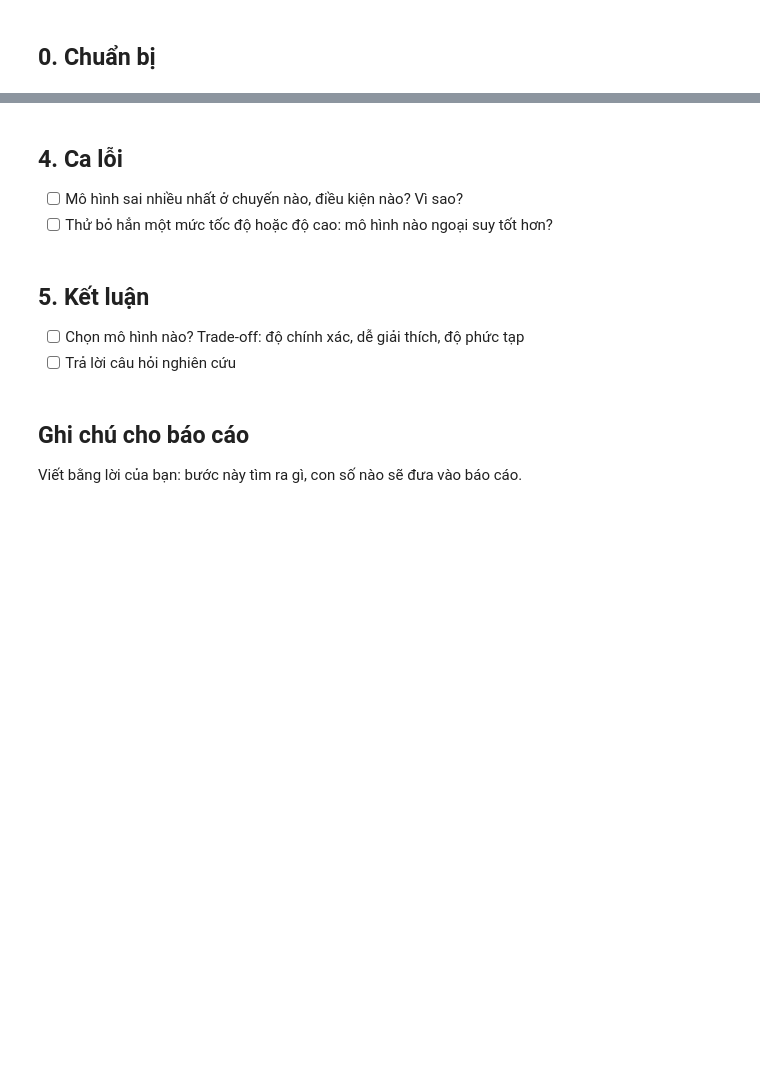
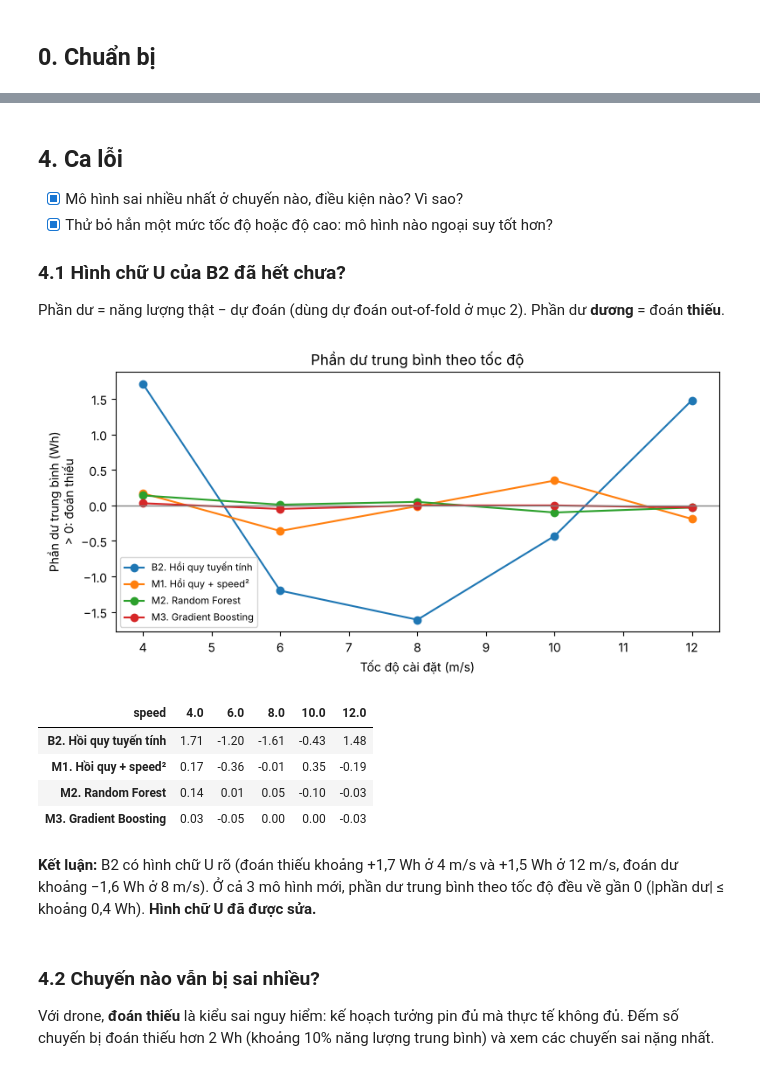
Before and after one commit to viewer22/DTA, a Jupyter notebook: notebooks/04_experiment_evaluation.ipynb, the cells around one changed output, grey strips where cells are left out. Drawn from its saved outputs; the diff is of its cells as text; code cells hidden in the pictures; blank space fills up the shorter version.

```diff
--- a/notebooks/04_experiment_evaluation.ipynb
+++ b/notebooks/04_experiment_evaluation.ipynb
@@ -36,0 +175,27 @@ SEED = 301
+# %%
+def t_test_hieu_chinh(mae_a, mae_b, n_train, n_test):
+    """Paired t-test có hiệu chỉnh Nadeau-Bengio cho cross-validation lặp lại.
+    Trả về: chênh lệch MAE trung bình (a - b), t, p-value, số lần b thắng a."""
+    d = mae_a - mae_b
+    k = len(d)
+    t = d.mean() / np.sqrt((1 / k + n_test / n_train) * d.var(ddof=1))
+    p = 2 * stats.t.sf(abs(t), df=k - 1)
+    return d.mean(), t, p, int((d > 0).sum())
+
+n_test = len(CHIA[0][1])
+n_train = len(CHIA[0][0])
+
+cap_so = [
+    ("B2. Hồi quy tuyến tính", "M1. Hồi quy + speed²"),
+    ("B2. Hồi quy tuyến tính", "M2. Random Forest"),
+    ("B2. Hồi quy tuyến tính", "M3. Gradient Boosting"),
+    ("M1. Hồi quy + speed²", "M3. Gradient Boosting"),
+    ("M1. Hồi quy + speed²", "M2. Random Forest"),
+]
+kiem_dinh = []
+for a, b in cap_so:
+    chenh, t, p, thang = t_test_hieu_chinh(diem[a]["MAE"], diem[b]["MAE"], n_train, n_test)
+    kiem_dinh.append({"So sánh": f"{a.split('.')[0]} − {b.split('.')[0]}", "Chênh MAE (Wh)": round(chenh, 3),
+                      "t": round(t, 2), "p-value": f"{p:.1e}", "Số lần vế sau thắng (/50)": thang,
+                      "Kết luận (α = 0,05)": "Khác biệt có thật" if p < 0.05 else "Không đủ bằng chứng khác nhau"})
+pd.DataFrame(kiem_dinh)
@@ -37,14 +215,38 @@ SEED = 301
 # %% [markdown]
 ## 4. Ca lỗi
 
-- [ ] Mô hình sai nhiều nhất ở chuyến nào, điều kiện nào? Vì sao?
-- [ ] Thử bỏ hẳn một mức tốc độ hoặc độ cao: mô hình nào ngoại suy tốt hơn?
+- [x] Mô hình sai nhiều nhất ở chuyến nào, điều kiện nào? Vì sao?
+- [x] Thử bỏ hẳn một mức tốc độ hoặc độ cao: mô hình nào ngoại suy tốt hơn?
+
+### 4.1 Hình chữ U của B2 đã hết chưa?
+
+Phần dư = năng lượng thật − dự đoán (dùng dự đoán out-of-fold ở mục 2). Phần dư **dương** = đoán **thiếu**.
-# %% [markdown]
-## 5. Kết luận
-
-- [ ] Chọn mô hình nào? Trade-off: độ chính xác, dễ giải thích, độ phức tạp
-- [ ] Trả lời câu hỏi nghiên cứu
-# %% [markdown]
-## Ghi chú cho báo cáo
-
-Viết bằng lời của bạn: bước này tìm ra gì, con số nào sẽ đưa vào báo cáo.
+# %%
+phan_du = pd.DataFrame({ten: y - p for ten, p in du_doan.items()})
+theo_toc_do = phan_du.groupby(df["speed"]).mean().round(2)
+
+fig, ax = plt.subplots(figsize=(8, 4))
+for ten in theo_toc_do:
+    ax.plot(theo_toc_do.index, theo_toc_do[ten], marker="o", label=ten)
+ax.axhline(0, color="gray", lw=1)
+ax.set_xlabel("Tốc độ cài đặt (m/s)")
+ax.set_ylabel("Phần dư trung bình (Wh)\n> 0: đoán thiếu")
+ax.set_title("Phần dư trung bình theo tốc độ")
+ax.legend(fontsize=8)
+plt.tight_layout()
+plt.savefig(FIGURES / "exp_phan_du_toc_do.png", dpi=150)
+plt.show()
+theo_toc_do.T
+# %% [output]
+[figure, added]
+| speed | 4.0 | 6.0 | 8.0 | 10.0 | 12.0 |
+| B2. Hồi quy tuyến tính | 1.71 | -1.20 | -1.61 | -0.43 | 1.48 |
+| M1. Hồi quy + speed² | 0.17 | -0.36 | -0.01 | 0.35 | -0.19 |
+| M2. Random Forest | 0.14 | 0.01 | 0.05 | -0.10 | -0.03 |
+| M3. Gradient Boosting | 0.03 | -0.05 | 0.00 | 0.00 | -0.03 |
+# %% [markdown]
+**Kết luận:** B2 có hình chữ U rõ (đoán thiếu khoảng +1,7 Wh ở 4 m/s và +1,5 Wh ở 12 m/s, đoán dư khoảng −1,6 Wh ở 8 m/s). Ở cả 3 mô hình mới, phần dư trung bình theo tốc độ đều về gần 0 (|phần dư| ≤ khoảng 0,4 Wh). **Hình chữ U đã được sửa.**
+# %% [markdown]
+### 4.2 Chuyến nào vẫn bị sai nhiều?
+
+Với drone, **đoán thiếu** là kiểu sai nguy hiểm: kế hoạch tưởng pin đủ mà thực tế không đủ. Đếm số chuyến bị đoán thiếu hơn 2 Wh (khoảng 10% năng lượng trung bình) và xem các chuyến sai nặng nhất.
```
Also changed, not shown: parts of 31 cells of this notebook, 4 other files.
